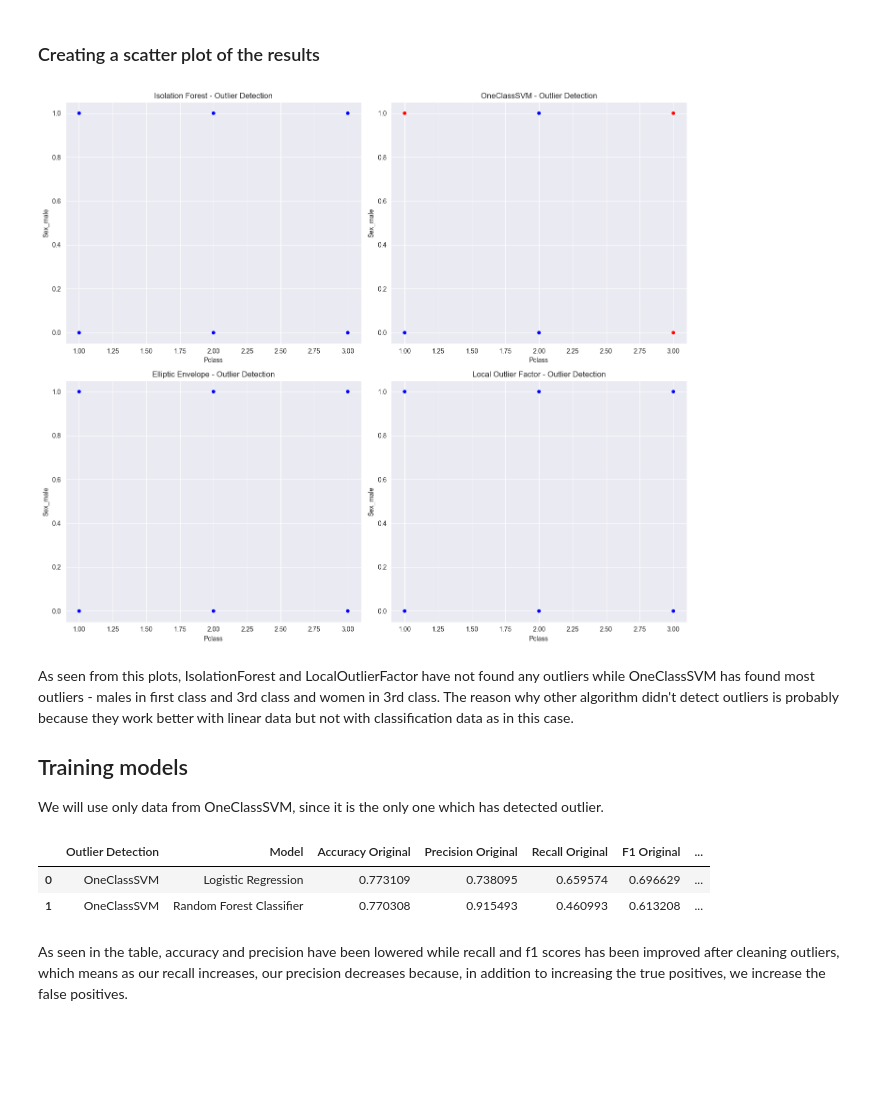
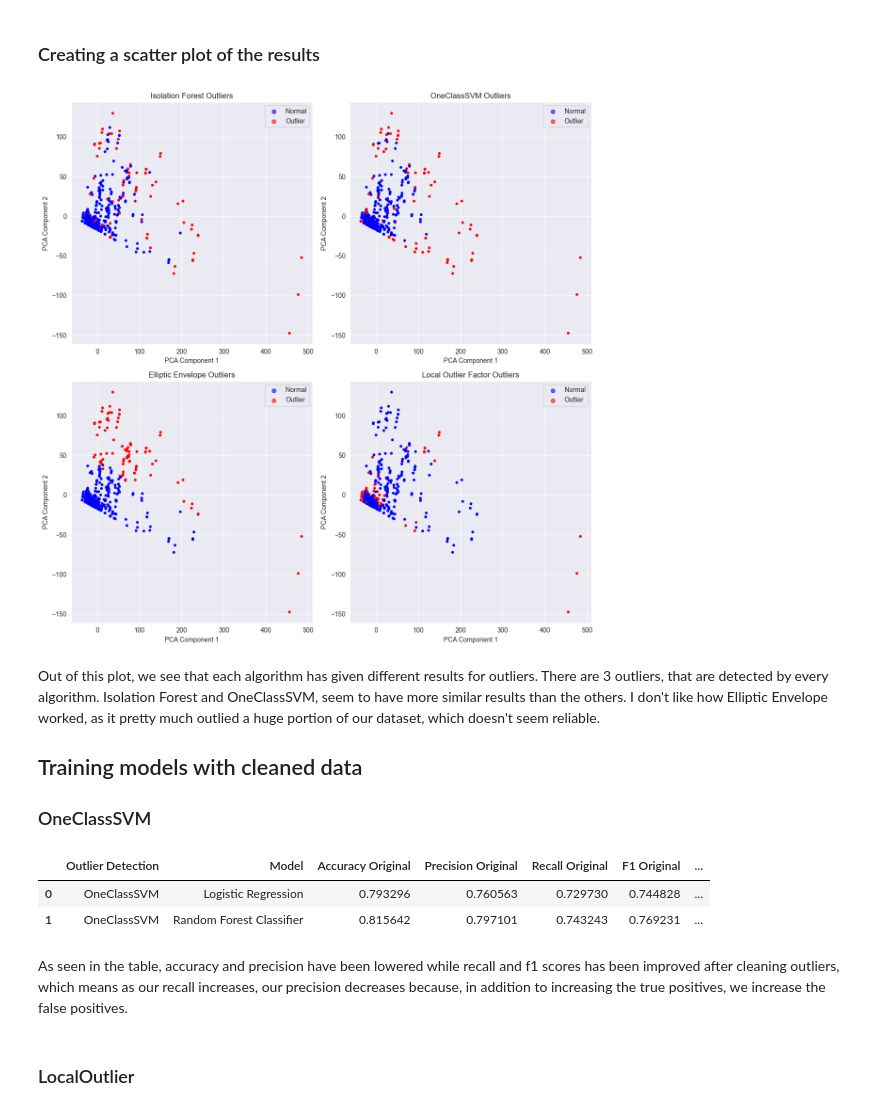
Before and after one commit to ooctavian/sigmoid-tasks, a Jupyter notebook: 08 Data Visualization & Outlier Detection & Feature Engineering/main.ipynb, the cells around one changed output. Drawn from its saved outputs; the diff is of its cells as text; code cells hidden in the pictures; blank space fills up the shorter version.

```diff
--- a/08 Data Visualization & Outlier Detection & Feature Engineering/main.ipynb
+++ b/08 Data Visualization & Outlier Detection & Feature Engineering/main.ipynb
@@ -113,5 +123,4 @@ As we see, passenger id, name and ticket number, we neither can encode them nor
 df = df.drop('Name', axis=1)
 df = df.drop('PassengerId', axis=1)
 df = df.drop('Ticket', axis=1)
-df = df.drop('Cabin', axis=1)
 # %% [markdown]
@@ -182,0 +403,7 @@ sns.pairplot(data=df, vars=['Survived', 'Pclass', 'Age', 'SibSp', 'Parch', 'Fare
+# %%
+model = GaussianNB()
+model.fit(X_train, y_train)
+predictions = model.predict(X_test)
+report = classification_report(y_test, predictions)
+print(report)
+create_confusion_matrix(predictions)
@@ -195,69 +434,67 @@ As seen in this image, the most correlation columns are sex and pclass having a
 ## Training models for detection
 We will try 4 models: Isolation Forest, OneClassSVM, EllipticEnvelope and LocalOutlierFactor
 # %%
-df_subset = df[['Pclass', 'Sex_male', 'Survived']]
-
 # Models
 models = {
-    "Isolation Forest": IsolationForest(contamination=0.1),
+    "Isolation Forest": IsolationForest(contamination=0.1, random_state=42),
     "OneClassSVM": OneClassSVM(nu=0.1, kernel='rbf', gamma='scale'),
-    "Elliptic Envelope": EllipticEnvelope(contamination=0.1),
+    "Elliptic Envelope": EllipticEnvelope(contamination=0.1, random_state=42),
     "Local Outlier Factor": LocalOutlierFactor(n_neighbors=20, contamination=0.1)
 }
 
 outlier_preds = {}
 for model_name, model in models.items():
     if model_name == "Local Outlier Factor":
-        outlier_preds[model_name] = model.fit_predict(df_subset[['Pclass', 'Sex_male']])
+        outlier_preds[model_name] = model.fit_predict(df[X_columns])
     else:
-        model.fit(df_subset[['Pclass', 'Sex_male']])
-        outlier_preds[model_name] = model.predict(df_subset[['Pclass', 'Sex_male']])
+        model.fit(df[X_columns])
+        outlier_preds[model_name] = model.predict(df[X_columns])
 # %% [markdown]
 ### Creating a scatter plot of the results
 # %%
-outlier_preds_df = pd.DataFrame(outlier_preds)
-outlier_preds_df = outlier_preds_df.map(lambda x: 'Outlier' if x == -1 else 'Normal')
+# PCA Transformation
+pca = PCA(n_components=2)
+df_pca = pca.fit_transform(df[X_columns])
 
-fig, axes = plt.subplots(2, 2, figsize=(14, 12))
+fig, axes = plt.subplots(2, 2, figsize=(12, 12))
 
-model_names = ["Isolation Forest", "OneClassSVM", "Elliptic Envelope", "Local Outlier Factor"]
+model_names = list(models.keys())
 
-for i, model_name in enumerate(model_names):
-    ax = axes[i//2, i%2]
-    predictions = outlier_preds_df[model_name]
-    scatter_colors = predictions
+for idx, (model_name, model) in enumerate(models.items()):
+    ax = axes[idx // 2, idx % 2]
 
-    sns.scatterplot(x=df_subset['Pclass'], y=df_subset['Sex_male'], hue=scatter_colors, palette={'Normal': 'blue', 'Outlier': 'red'}, ax=ax, legend=False)
+    outlier_pred = outlier_preds[model_name]
 
-    ax.set_xlabel('Pclass')
-    ax.set_ylabel('Sex_male')
-    ax.set_title(f'{model_name} - Outlier Detection')
+    colors = ['red' if label == -1 else 'blue' for label in outlier_pred]
+
+    ax.scatter(df_pca[:, 0], df_pca[:, 1], c=colors, s=10)
+
+    ax.set_title(f"{model_name} Outliers")
+    ax.set_xlabel("PCA Component 1")
+    ax.set_ylabel("PCA Component 2")
+
+    ax.scatter([], [], color='blue', label='Normal', alpha=0.6)
+    ax.scatter([], [], color='red', label='Outlier', alpha=0.6)
+    ax.legend(loc='upper right')
 
 plt.tight_layout()
 plt.show()
 # %% [output]
-[figure, old version]
+[figure, new version]
 # %% [markdown]
-As seen from this plots, IsolationForest and LocalOutlierFactor have not found any outliers while OneClassSVM has found most outliers - males in first class and 3rd class and women in 3rd class. The reason why other algorithm didn't detect outliers is probably because they work better with linear data but not with classification data as in this case.
-
-## Training models
-We will use only data from OneClassSVM, since it is the only one which has detected outlier.
+Out of this plot, we see that each algorithm has given different results for outliers. There are 3 outliers, that are detected by every algorithm. Isolation Forest and OneClassSVM, seem to have more similar results than the others. I don't like how Elliptic Envelope worked, as it pretty much outlied a huge portion of our dataset, which doesn't seem reliable.
+## Training models with cleaned data
+### OneClassSVM
 # %%
-df_subset = df[['Pclass', 'Sex_male', 'Survived']]
-X = df_subset[['Pclass', 'Sex_male']]
-y = df_subset['Survived']
-
 outlier_model = OneClassSVM(nu=0.1, kernel='rbf', gamma='scale')
 
 classification_models = {
-    "Logistic Regression": LogisticRegression(),
+    "Logistic Regression": LogisticRegression(max_iter=10000, random_state=42),
     "Random Forest Classifier": RandomForestClassifier(random_state=42)
 }
 
-X_train, X_test, y_train, y_test = train_test_split(X, y, test_size=0.4, random_state=42)
-
-outlier_model.fit(X_train[['Pclass', 'Sex_male']])
-preds = outlier_model.predict(X_train[['Pclass', 'Sex_male']])
+outlier_model.fit(X_train[X_columns], y_train)
+preds = outlier_model.predict(X_train[X_columns])
 X_train_cleaned = X_train[preds == 1]
 y_train_cleaned = y_train[preds == 1]
 
@@ -291,7 +528,9 @@ results_df = pd.DataFrame(results)
 results_df
 # %% [output]
 |  | Outlier Detection | Model | Accuracy Original | Precision Original | Recall Original | F1 Original | ... |
-| 0 | OneClassSVM | Logistic Regression | 0.773109 | 0.738095 | 0.659574 | 0.696629 | ... |
-| 1 | OneClassSVM | Random Forest Classifier | 0.770308 | 0.915493 | 0.460993 | 0.613208 | ... |
+| 0 | OneClassSVM | Logistic Regression | 0.793296 | 0.760563 | 0.729730 | 0.744828 | ... |
+| 1 | OneClassSVM | Random Forest Classifier | 0.815642 | 0.797101 | 0.743243 | 0.769231 | ... |
 # %% [markdown]
 As seen in the table, accuracy and precision have been lowered while recall and f1 scores has been improved after cleaning outliers, which means as our recall increases, our precision decreases because, in addition to increasing the true positives, we increase the false positives.
+# %% [markdown]
+### LocalOutlier
```
Also changed, not shown: parts of 39 cells of this notebook, 3 other files.
